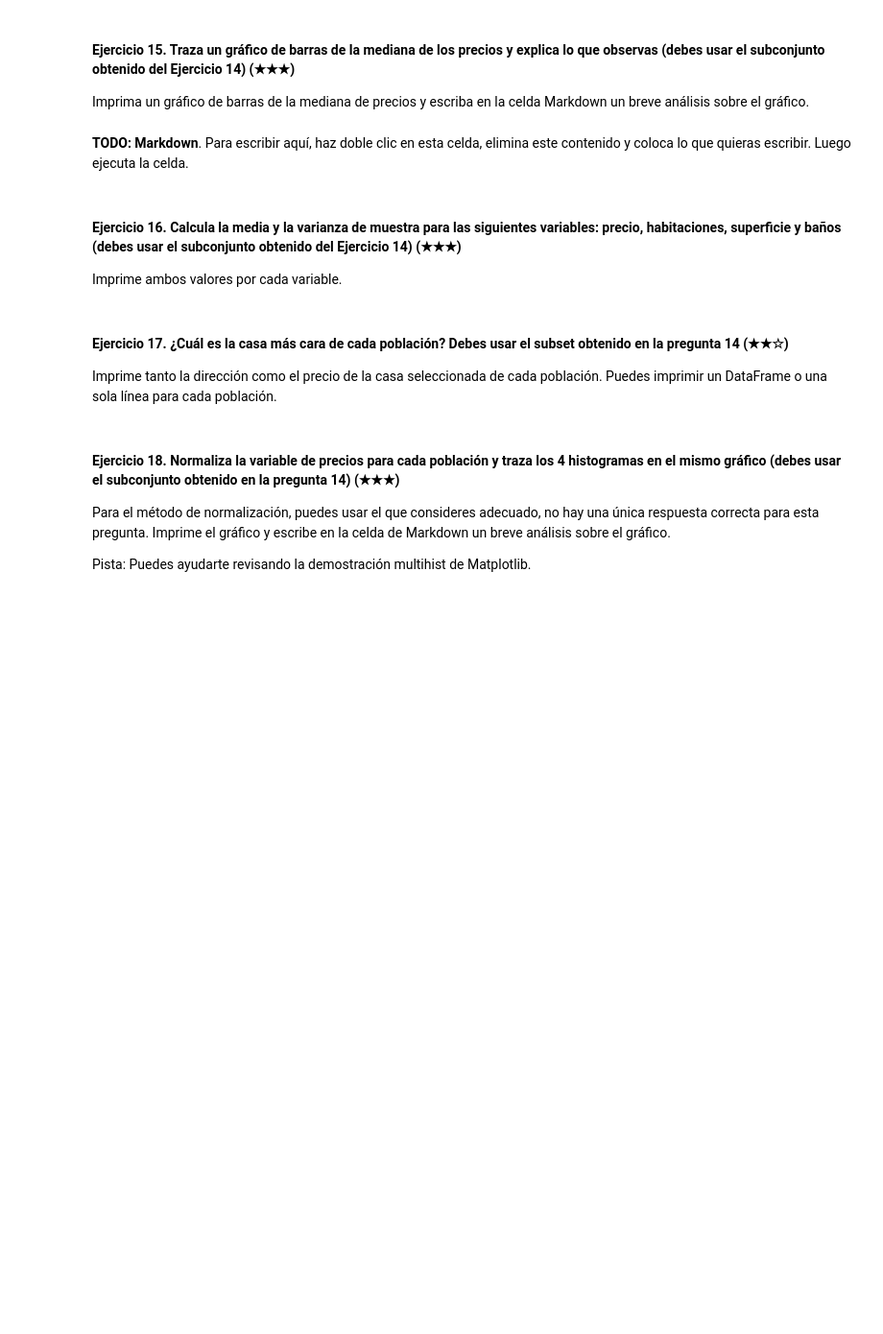
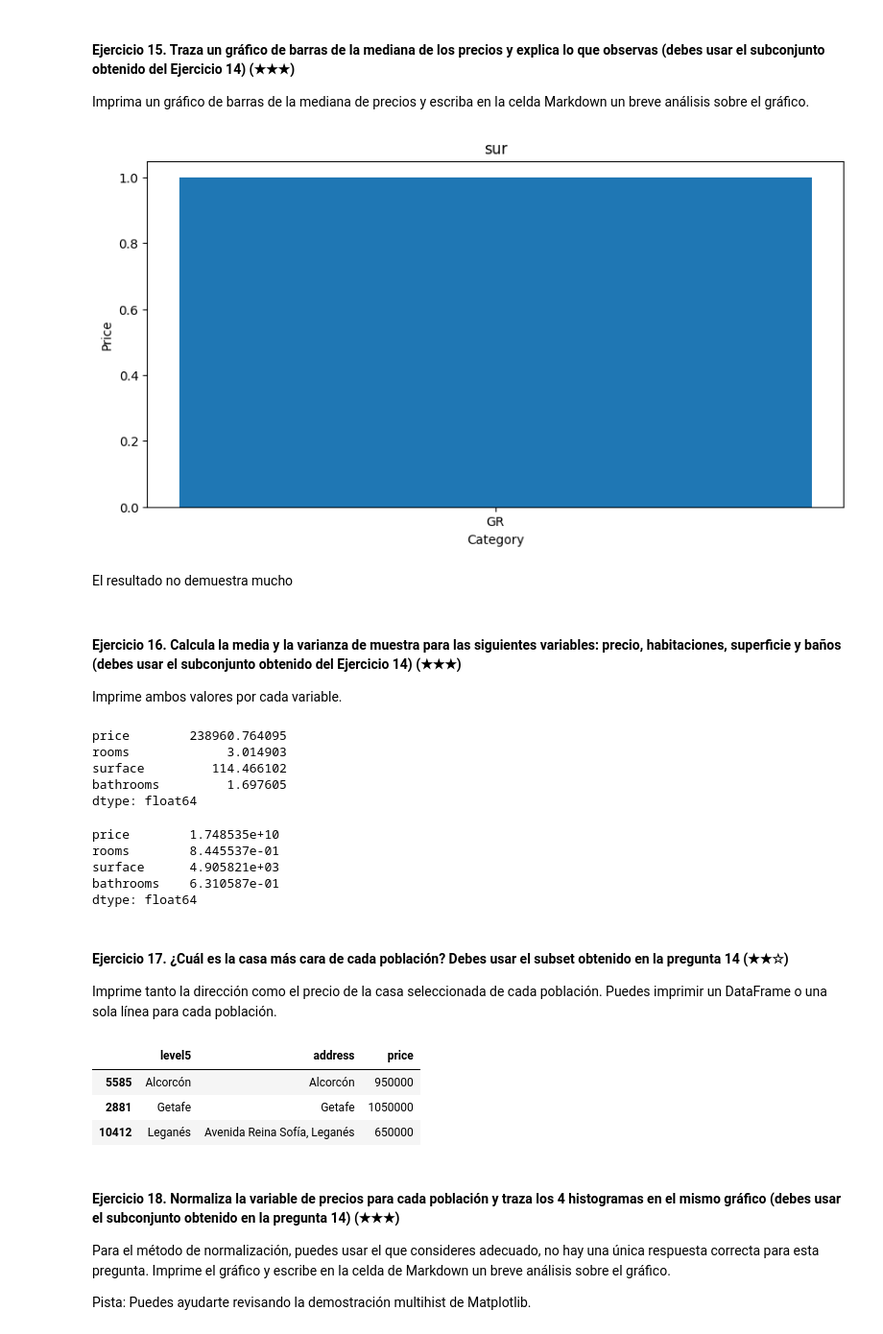
Before and after one commit to Valenfrc/realestate-datacleanup-exercise, a Jupyter notebook: project.es.ipynb, the cells around one changed output. Shown at 96% size. Saved outputs shown, nothing was run; the diff lists cells and outputs as text; code cells hidden in the pictures; blank space fills up the shorter version.

```diff
--- a/project.es.ipynb
+++ b/project.es.ipynb
@@ -326,21 +343,58 @@ Pista: Filtra el DataFrame original usando la columna `level5` y la función `is
 
 Imprima un gráfico de barras de la mediana de precios y escriba en la celda Markdown un breve análisis sobre el gráfico.
 # %%
-# TODO: Code
+import matplotlib.pyplot as plt
+GR=ds[ds['level5'] == 'sur']['price'].mean()
+categories=['GR']
+plt.figure(figsize=(10, 5))
+plt.bar(categories, [1])
+
+plt.title("sur")
+plt.ylabel("Price")
+plt.xlabel("Category")
+
+plt.show()
+# %% [output]
+[figure, added]
 # %% [markdown]
-**TODO: Markdown**. Para escribir aquí, haz doble clic en esta celda, elimina este contenido y coloca lo que quieras escribir. Luego ejecuta la celda.
+El resultado no demuestra mucho
 # %% [markdown]
 #### Ejercicio 16. Calcula la media y la varianza de muestra para las siguientes variables: precio, habitaciones, superficie y baños (debes usar el subconjunto obtenido del Ejercicio 14) (★★★)
 
 Imprime ambos valores por cada variable.
 # %%
-# TODO
+import pandas as pd
+import numpy as np
+media = sur[['price', 'rooms', 'surface', 'bathrooms']].mean()
+media
+# %% [output]
+price        238960.764095
+rooms             3.014903
+surface         114.466102
+bathrooms         1.697605
+dtype: float64
+# %%
+varianza=sur[['price','rooms','surface','bathrooms']].var()
+varianza
+# %% [output]
+price        1.748535e+10
+rooms        8.445537e-01
+surface      4.905821e+03
+bathrooms    6.310587e-01
+dtype: float64
 # %% [markdown]
 #### Ejercicio 17. ¿Cuál es la casa más cara de cada población? Debes usar el subset obtenido en la pregunta 14 (★★☆)
 
 Imprime tanto la dirección como el precio de la casa seleccionada de cada población. Puedes imprimir un DataFrame o una sola línea para cada población.
 # %%
-# TODO
+casas_mas_caras = sur.groupby('level5')['price'].idxmax()
+cc = sur.loc[casas_mas_caras, ['level5', 'address', 'price']]
+cc
+# %% [output]
+|  | level5 | address | price |
+| 5585 | Alcorcón | Alcorcón | 950000 |
+| 2881 | Getafe | Getafe | 1050000 |
+| 10412 | Leganés | Avenida Reina Sofía, Leganés | 650000 |
 # %% [markdown]
 #### Ejercicio 18. Normaliza la variable de precios para cada población y traza los 4 histogramas en el mismo gráfico (debes usar el subconjunto obtenido en la pregunta 14) (★★★)
 
```
Also changed, not shown: parts of 3 cells of this notebook.
